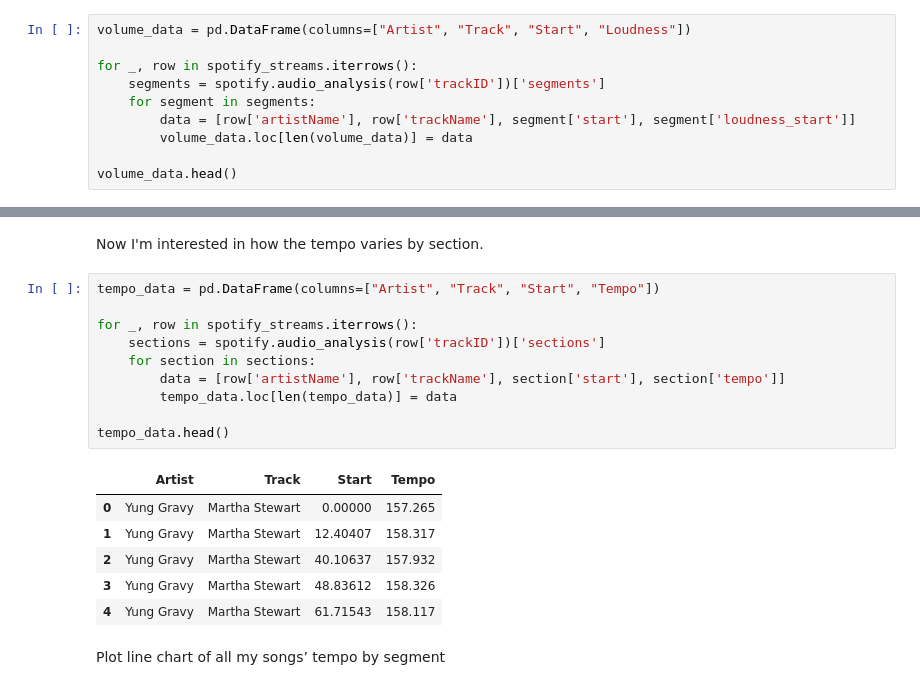
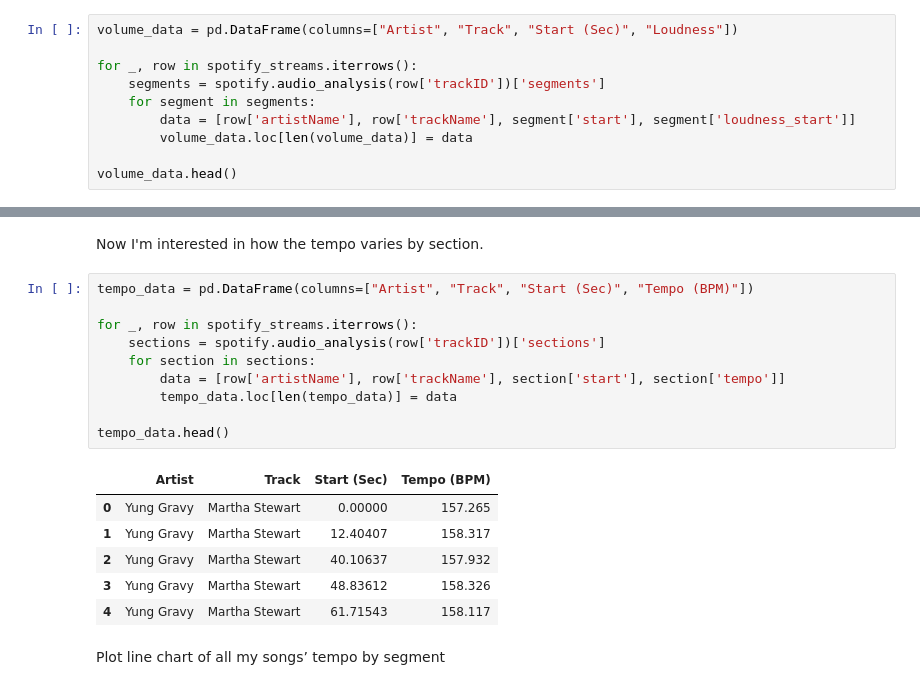
Before and after one commit to berryscottr/DataVisualization, a Jupyter notebook: spotify.ipynb, the cells around one changed output, grey strips where cells are left out. Cells and saved outputs as stored; diff of their text form.

```diff
--- a/spotify.ipynb
+++ b/spotify.ipynb
@@ -121,7 +121,7 @@ We can then use that track ID to request the audio analysis of each track.
 
 Let's check the songs' volume by segment.
 # %%
-volume_data = pd.DataFrame(columns=["Artist", "Track", "Start", "Loudness"])
+volume_data = pd.DataFrame(columns=["Artist", "Track", "Start (Sec)", "Loudness"])
 
 for _, row in spotify_streams.iterrows():
     segments = spotify.audio_analysis(row['trackID'])['segments']
@@ -154,17 +154,17 @@ alt.Chart(volume_data).mark_line().encode(
 # %% [markdown]
 Now I'm interested in how the tempo varies by section.
 # %%
-tempo_data = pd.DataFrame(columns=["Artist", "Track", "Start", "Tempo"])
+tempo_data = pd.DataFrame(columns=["Artist", "Track", "Start (Sec)", "Tempo (BPM)"])
 
 for _, row in spotify_streams.iterrows():
     sections = spotify.audio_analysis(row['trackID'])['sections']
     for section in sections:
         data = [row['artistName'], row['trackName'], section['start'], section['tempo']]
         tempo_data.loc[len(tempo_data)] = data
 
 tempo_data.head()
 # %% [output]
-|  | Artist | Track | Start | Tempo |
+|  | Artist | Track | Start (Sec) | Tempo (BPM) |
 | 0 | Yung Gravy | Martha Stewart | 0.00000 | 157.265 |
 | 1 | Yung Gravy | Martha Stewart | 12.40407 | 158.317 |
 | 2 | Yung Gravy | Martha Stewart | 40.10637 | 157.932 |
```
Also changed, not shown: parts of 12 cells of this notebook, 1 other file.
